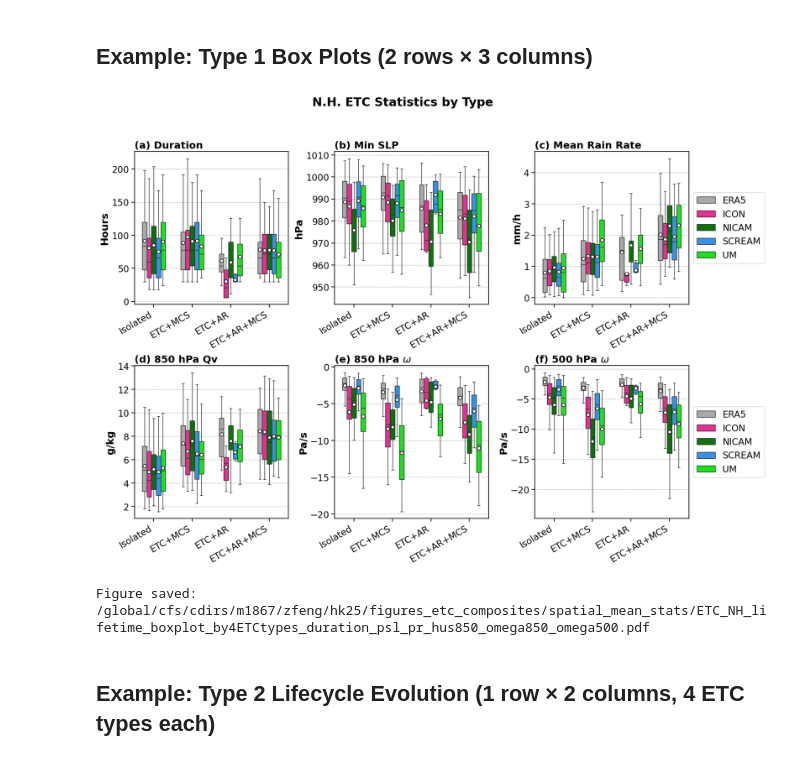
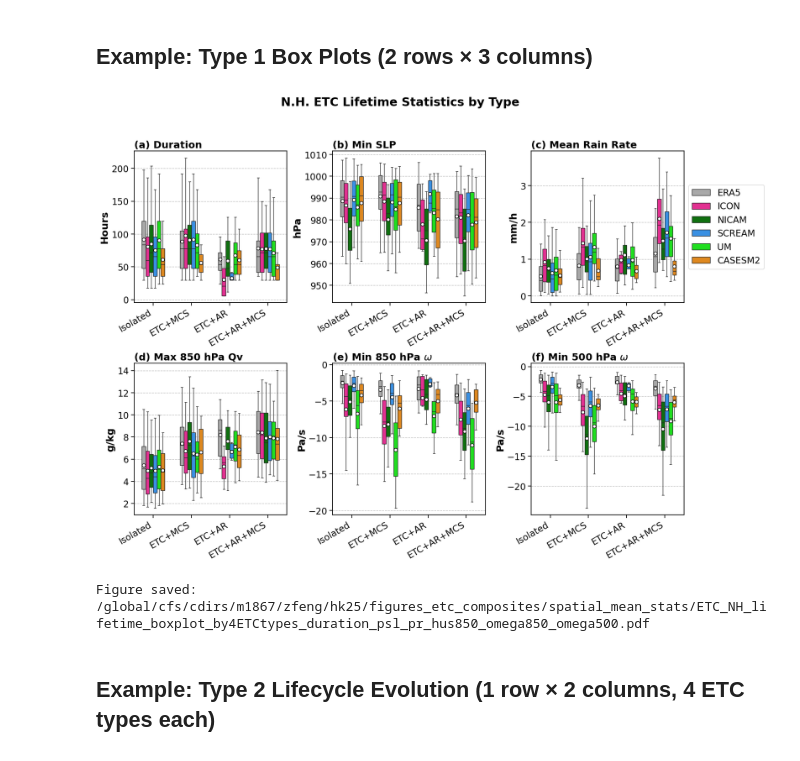
Before and after one commit to WACCEM/gsrm_cooccurrencefeature, a Jupyter notebook: notebooks/plot_etc_spatialmean_stats_multisource.ipynb, the cells around one changed output. Saved outputs shown, nothing was run; the diff lists cells and outputs as text; code cells hidden in the pictures.

```diff
--- a/notebooks/plot_etc_spatialmean_stats_multisource.ipynb
+++ b/notebooks/plot_etc_spatialmean_stats_multisource.ipynb
@@ -219,7 +190,9 @@ def compute_track_statistics(df: pd.DataFrame) -> pd.DataFrame:
     # Group by source and storm_id
     track_stats = df.groupby(['source', 'storm_id']).agg({
         'psl_min': ['min', 'mean', 'max'],
-        'pr_mean': ['min', 'mean', 'max'],
+        'pr_mean': ['min', 'mean', 'max', 'sum'],
+        'pr_mcs_mean': 'sum',
+        'pr_ar_mean': 'sum',
         'hus_850hPa_mean': ['min', 'mean', 'max'],
         'omega_850hPa_min': ['min', 'mean', 'max'],
         'omega_500hPa_min': ['min', 'mean', 'max'],
@@ -245,6 +218,9 @@ def compute_track_statistics(df: pd.DataFrame) -> pd.DataFrame:
         'psl_min_mean': 'psl_lifetime_mean',
         'psl_min_max': 'psl_lifetime_max',
         'pr_mean_max': 'pr_lifetime_max',
+        'pr_mean_sum': 'pr_lifetime_total',
+        'pr_mcs_mean_sum': 'pr_mcs_lifetime_total',
+        'pr_ar_mean_sum': 'pr_ar_lifetime_total',
         'hus_850hPa_mean_max': 'hus_850hPa_lifetime_max',
         'omega_850hPa_min_min': 'omega_850hPa_lifetime_min',
         'omega_500hPa_min_min': 'omega_500hPa_lifetime_min',
@@ -253,6 +229,14 @@ def compute_track_statistics(df: pd.DataFrame) -> pd.DataFrame:
         'overlap_flag_<lambda>': 'dominant_overlap_flag'
     }
     track_stats.rename(columns=rename_dict, inplace=True)
+
+    # Compute lifetime-total precipitation fractions (%)
+    track_stats['prfrac_mcs'] = 100 * track_stats['pr_mcs_lifetime_total'] / track_stats['pr_lifetime_total']
+    track_stats['prfrac_ar'] = 100 * track_stats['pr_ar_lifetime_total'] / track_stats['pr_lifetime_total']
+
+    # Handle division by zero (set to NaN where total precipitation is zero)
+    track_stats.loc[track_stats['pr_lifetime_total'] == 0, 'prfrac_mcs'] = np.nan
+    track_stats.loc[track_stats['pr_lifetime_total'] == 0, 'prfrac_ar'] = np.nan
 
     # Convert pressure from Pa to hPa
     track_stats['psl_lifetime_min_hpa'] = track_stats['psl_lifetime_min'] / 100
@@ -360,6 +358,7 @@ def plot_boxplots_by_etc_type(
     title: str = "ETC Statistics Comparison by Type and Source",
     source_colors: Dict[str, str] = None,
     etc_type_order: List[str] = None,
+    source_order: List[str] = None,
     showfliers: bool = False,
     whis: List[float] = [5, 95],
     box_width: float = 0.8,
@@ -389,6 +388,9 @@ def plot_boxplots_by_etc_type(
         Color mapping for sources (uses display names as keys)
     etc_type_order : List[str]
         Order of ETC types on x-axis
+    source_order : List[str]
+        Order of sources in hue (uses display names)
+        If None, defaults to: ['ERA5', 'SCREAM', 'ICON', 'UM', 'NICAM', 'CASESM2']
     showfliers : bool
         Whether to show outliers
     whis : List[float]
@@ -421,6 +423,10 @@ def plot_boxplots_by_etc_type(
         # etc_type_order = ['Isolated', 'ETC+AR', 'ETC+MCS', 'ETC+AR+MCS']
         etc_type_order = ['Isolated', 'ETC+MCS', 'ETC+AR', 'ETC+AR+MCS']
 
+    if source_order is None:
+        # Default order: ERA5 first, then models
+        source_order = ['ERA5', 'SCREAM', 'ICON', 'UM', 'NICAM', 'CASESM2']
+
     nrows = len(variables)
     ncols = len(variables[0]) if variables else 0
 
@@ -450,6 +456,7 @@ def plot_boxplots_by_etc_type(
                 y=var,
                 hue='source_display',
                 order=etc_type_order,
+                hue_order=source_order,
                 palette=source_colors,
                 showfliers=showfliers,
                 whis=whis,
@@ -475,8 +482,8 @@ def plot_boxplots_by_etc_type(
 
             ax.grid(True, alpha=0.8, ls='--', axis='y')
 
-            # Move legend to the right side for the last column
-            if j == ncols - 1:
+            # Move legend to the right side for the last column of the first row
+            if j == ncols - 1 and i == 0:
                 ax.legend(loc='center left', bbox_to_anchor=(1, 0.5))
             else:
                 ax.get_legend().remove()
@@ -496,6 +503,8 @@ type1_var_labels = {
     'duration': 'Track Duration (hours)',
     'psl_lifetime_min_hpa': 'Lifetime-Min SLP (hPa)',
     'pr_lifetime_max': 'Lifetime-Max Precip (mm/h)',
+    'prfrac_mcs': 'MCS Precip Fraction (%)',
+    'prfrac_ar': 'AR Precip Fraction (%)',
     'hus_850hPa_lifetime_max': 'Lifetime-Max 850hPa Humidity (kg/kg)',
     'omega_850hPa_lifetime_min': 'Lifetime-Min 850hPa Omega (Pa/s)',
     'omega_500hPa_lifetime_min': 'Lifetime-Min 500hPa Omega (Pa/s)'
@@ -508,6 +517,10 @@ print("    ['duration', 'psl_lifetime_min_hpa', 'pr_lifetime_max'],")
 print("    ['hus_850hPa_lifetime_max', 'omega_850hPa_lifetime_min', 'omega_500hPa_lifetime_min']")
 print("]")
 print("fig = plot_boxplots_by_etc_type(track_stats_nh, variables, type1_var_labels)")
+print("\nWith custom source order:")
+print("source_order = ['ERA5', 'ICON', 'NICAM', 'SCREAM', 'UM', 'CASESM2']")
+print("fig = plot_boxplots_by_etc_type(track_stats_nh, variables, type1_var_labels,")
+print("                                 source_order=source_order)")
 print("\nWith custom panel titles and y-labels:")
 print("panel_titles = [")
 print("    ['(a) Duration', '(b) Pressure', '(c) Precipitation'],")
@@ -979,41 +959,47 @@ panel_titles = [[
 type1_variables = [
     ['duration', 'psl_lifetime_min_hpa', 'pr_lifetime_max'],
     ['hus_850hPa_lifetime_max', 'omega_850hPa_lifetime_min', 'omega_500hPa_lifetime_min']
+    # ['hus_850hPa_lifetime_max', 'omega_850hPa_lifetime_min', 'pr_mcs_lifetime_total']
 ]
 panel_titles = [
     ['(a) Duration', '(b) Min SLP', '(c) Mean Rain Rate'],
-    ['(d) 850 hPa Qv', '(e) 850 hPa $\\omega$', '(f) 500 hPa $\\omega$']
+    ['(d) Max 850 hPa Qv', '(e) Min 850 hPa $\\omega$', '(f) Min 500 hPa $\\omega$']
 ]
 panel_ylabels = [
     ['Hours', 'hPa', 'mm/h'],
     ['g/kg', 'Pa/s', 'Pa/s']
 ]
 # Create color palette for sources using display names
 source_colors_display = {source_display_names[k]: v for k, v in source_colors.items()}
 
+# Define custom source order (optional - defaults to ERA5, SCREAM, ICON, UM, NICAM, CASESM2)
+source_order_custom = ['ERA5', 'ICON', 'NICAM', 'SCREAM', 'UM', 'CASESM2']
+
 # Create box plots
 fig = plot_boxplots_by_etc_type(
     track_stats_nh,
     type1_variables,
     type1_var_labels,
     figsize=(18, 12),
-    title=f"{lat_label} ETC Statistics by Type",
+    title=f"{lat_label} ETC Lifetime Statistics by Type",
     source_colors=source_colors_display,
+    source_order=source_order_custom,
     box_width=0.6,
     xtick_rotation=30,
     panel_titles=panel_titles,
     panel_ylabels=panel_ylabels,
     hspace=0.4, wspace=0.3,
 )
 
 plt.show()
 
 figname = f"{fig_dir}ETC_{hemisphere_suffix}_lifetime_boxplot_by4ETCtypes_duration_psl_pr_hus850_omega850_omega500.pdf"
+# figname = f"{fig_dir}ETC_{hemisphere_suffix}_lifetime_boxplot_by4ETCtypes_duration_psl_pr_hus850_omega850_mcsfrac.pdf"
 fig.savefig(figname, dpi=300, bbox_inches='tight', facecolor='white')
 
 print(f"Figure saved: {figname}")
 # %% [output]
-[figure, old version]
+[figure, new version]
 Figure saved: /global/cfs/cdirs/m1867/zfeng/hk25/figures_etc_composites/spatial_mean_stats/ETC_NH_lifetime_boxplot_by4ETCtypes_duration_psl_pr_hus850_omega850_omega500.pdf
 # %% [markdown]
 ## Example: Type 2 Lifecycle Evolution (1 row × 2 columns, 4 ETC types each)
```
Also changed, not shown: parts of 11 cells of this notebook, 16 other files.
